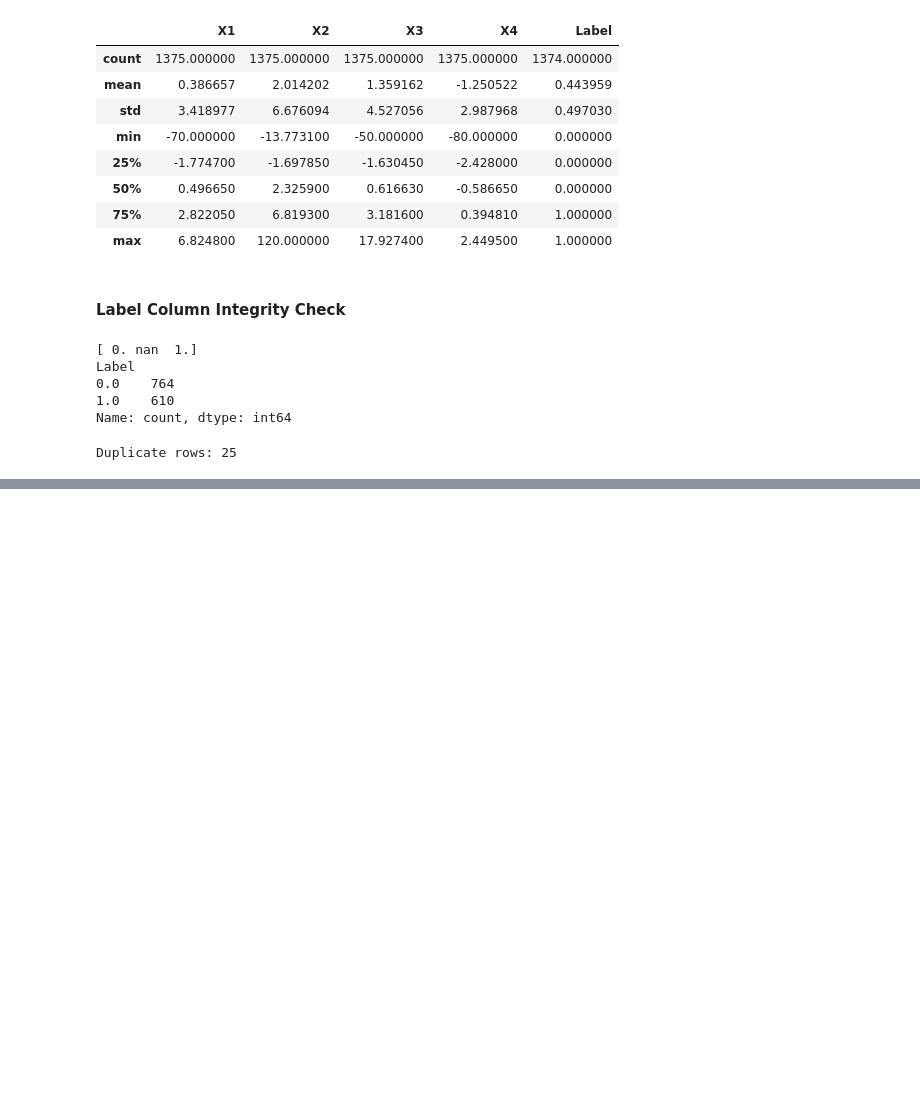
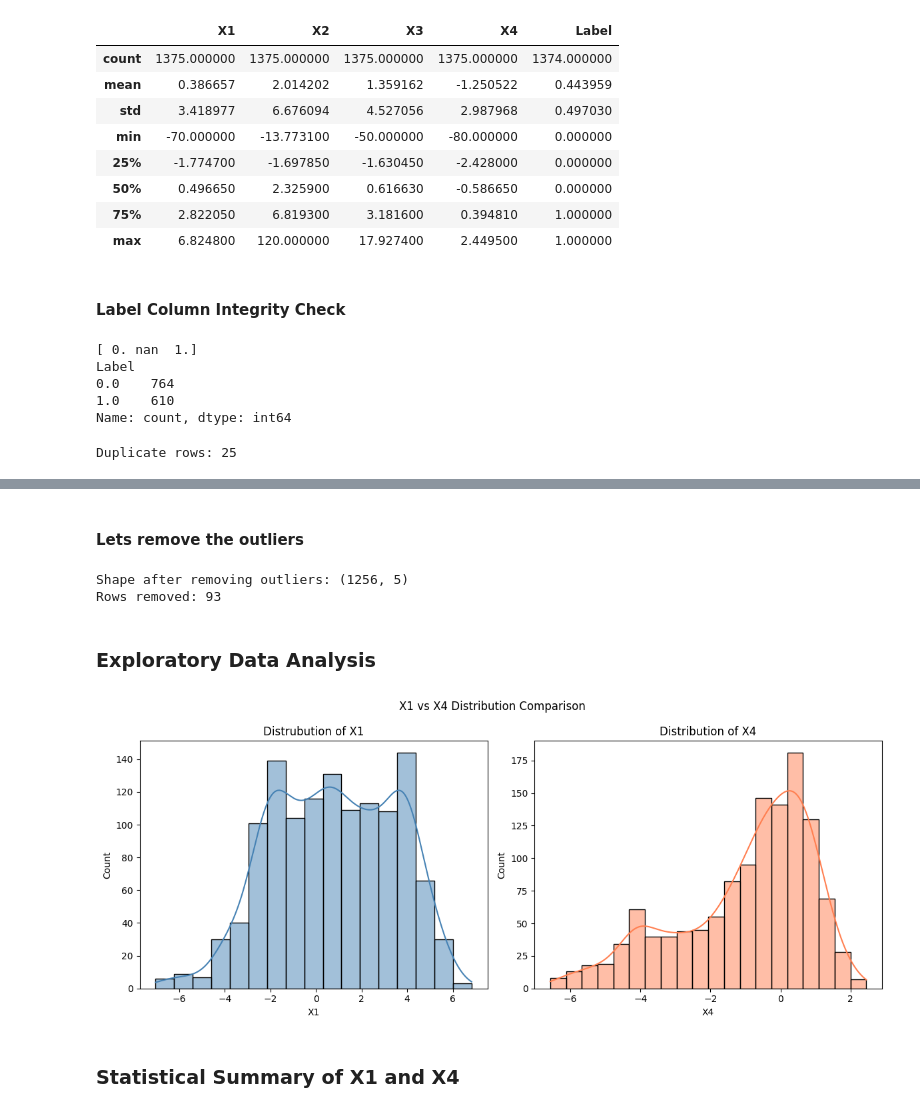
Before and after one commit to EzinneUfondu/python_new, a Jupyter notebook: ML_Python.ipynb, the cells around one changed output, grey strips where cells are left out. Cells and saved outputs as stored; diff of their text form; code cells hidden in the pictures; blank space fills up the shorter version.

```diff
--- a/ML_Python.ipynb
+++ b/ML_Python.ipynb
@@ -73,0 +76,3 @@ Duplicate rows: 25
+# %%
+df = df.drop_duplicates()
+df.shape
@@ -73,0 +83,3 @@ Duplicate rows: 25
+# %%
+df = df.dropna(subset=["Label"])
+df.shape
@@ -73,0 +96,11 @@ Duplicate rows: 25
+# %%
+Q1 = df.quantile(0.25)
+Q3 = df.quantile(0.75)
+IQR = Q3 - Q1
+
+lower_bound = Q1 - 1.5 * IQR
+upper_bound = Q3 + 1.5 * IQR
+
+outliers = ((df < lower_bound) | (df > upper_bound))
+print("Outliers per column:")
+print(outliers.sum())
@@ -73,0 +115,36 @@ Duplicate rows: 25
+# %% [markdown]
+#### Lets remove the outliers
+# %%
+# Create a mask of rows that are not outliers
+mask = ~((df < lower_bound) | (df > upper_bound)).any(axis=1)
+
+# Apply the mask
+df = df[mask]
+
+print(f"Shape after removing outliers: {df.shape}")
+print(f"Rows removed: {1349 - df.shape[0]}")
+# %% [output]
+Shape after removing outliers: (1256, 5)
+Rows removed: 93
+# %% [markdown]
+### Exploratory Data Analysis
+# %%
+import matplotlib.pyplot as plt
+import seaborn as sns
+
+# Distrubution plots for X1 and X4
+fig, axes = plt.subplots(1,2, figsize=(12, 5))
+
+sns.histplot(df['X1'], kde=True, ax=axes[0], color='steelblue')
+axes[0].set_title('Distrubution of X1')
+
+sns.histplot(df['X4'], kde=True, ax=axes[1], color='coral')
+axes[1].set_title('Distribution of X4')
+
+plt.suptitle('X1 vs X4 Distribution Comparison')
+plt.tight_layout()
+plt.show()
+# %% [output]
+[figure, added]
+# %% [markdown]
+### Statistical Summary of X1 and X4
```
Also changed, not shown: parts of 27 cells of this notebook.
